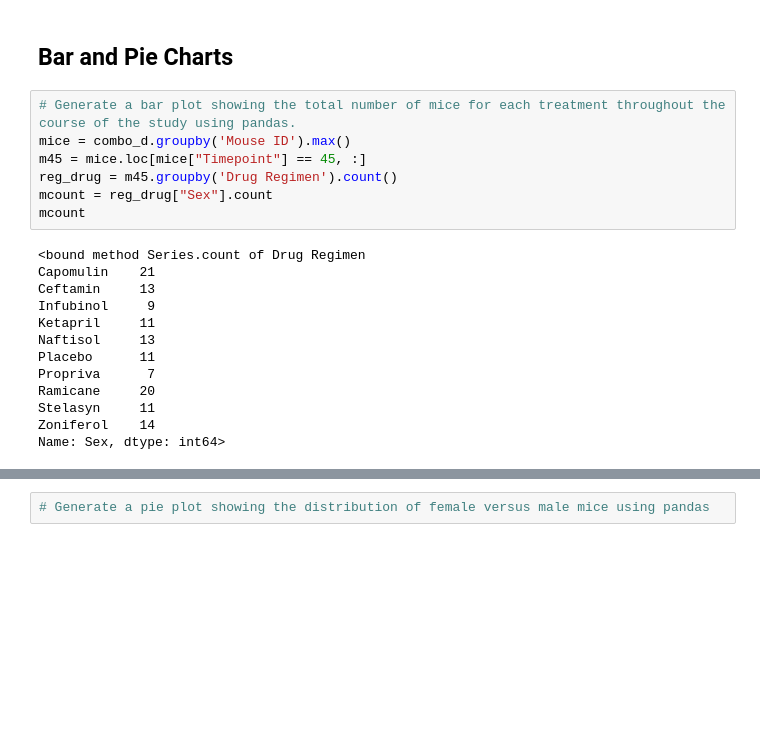
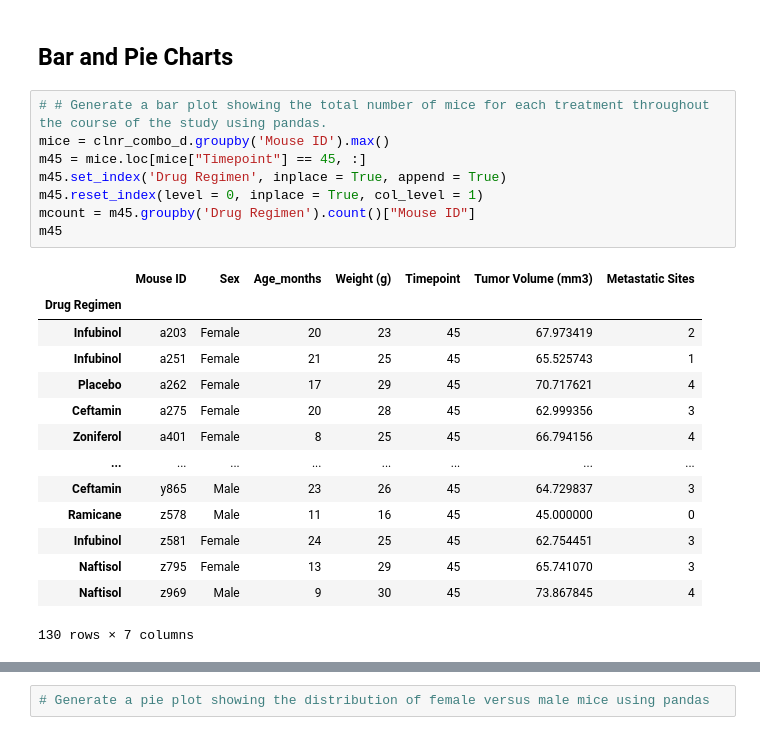
Before and after one commit to SofiaAS1/Pymaceuticals-Inc, a Jupyter notebook: 05-Matplotlib/Instructions/Pymaceuticals/pymaceuticals_starter.ipynb, the cells around one changed output, grey strips where cells are left out. Saved outputs shown, nothing was run; the diff lists cells and outputs as text; blank space fills up the shorter version.

```diff
--- a/05-Matplotlib/Instructions/Pymaceuticals/pymaceuticals_starter.ipynb
+++ b/05-Matplotlib/Instructions/Pymaceuticals/pymaceuticals_starter.ipynb
@@ -250,25 +271,28 @@ sum_stats
 # %% [markdown]
 ## Bar and Pie Charts
 # %%
-# Generate a bar plot showing the total number of mice for each treatment throughout the course of the study using pandas.
-mice = combo_d.groupby('Mouse ID').max()
+# # Generate a bar plot showing the total number of mice for each treatment throughout the course of the study using pandas.
+mice = clnr_combo_d.groupby('Mouse ID').max()
 m45 = mice.loc[mice["Timepoint"] == 45, :]
-reg_drug = m45.groupby('Drug Regimen').count()
-mcount = reg_drug["Sex"].count
-mcount
+m45.set_index('Drug Regimen', inplace = True, append = True)
+m45.reset_index(level = 0, inplace = True, col_level = 1)
+mcount = m45.groupby('Drug Regimen').count()["Mouse ID"]
+m45
 # %% [output]
+|  | Mouse ID | Sex | Age_months | Weight (g) | Timepoint | Tumor Volume (mm3) | Metastatic Sites |
+| Drug Regimen |  |  |  |  |  |  |  |
+| Infubinol | a203 | Female | 20 | 23 | 45 | 67.973419 | 2 |
+| Infubinol | a251 | Female | 21 | 25 | 45 | 65.525743 | 1 |
+| Placebo | a262 | Female | 17 | 29 | 45 | 70.717621 | 4 |
+| Ceftamin | a275 | Female | 20 | 28 | 45 | 62.999356 | 3 |
+| Zoniferol | a401 | Female | 8 | 25 | 45 | 66.794156 | 4 |
+| ... | ... | ... | ... | ... | ... | ... | ... |
+| Ceftamin | y865 | Male | 23 | 26 | 45 | 64.729837 | 3 |
+| Ramicane | z578 | Male | 11 | 16 | 45 | 45.000000 | 0 |
+| Infubinol | z581 | Female | 24 | 25 | 45 | 62.754451 | 3 |
+| Naftisol | z795 | Female | 13 | 29 | 45 | 65.741070 | 3 |
+| Naftisol | z969 | Male | 9 | 30 | 45 | 73.867845 | 4 |
-<bound method Series.count of Drug Regimen
-Capomulin    21
-Ceftamin     13
-Infubinol     9
-Ketapril     11
-Naftisol     13
-Placebo      11
-Propriva      7
-Ramicane     20
-Stelasyn     11
-Zoniferol    14
-Name: Sex, dtype: int64>
+130 rows × 7 columns
 # %%
 #mouse_count = cln_combod.groupby("Drug Regimen").count()['Mouse ID']
 drug_regimens = ["Capomulin", "Ceftamin", "Infubinol", "Ketapril", "Naftisol", "Placebo", "Propriva", "Ramicane", "Stelasyn", "Zoniferol"]
```
Also changed, not shown: parts of 10 cells of this notebook.
